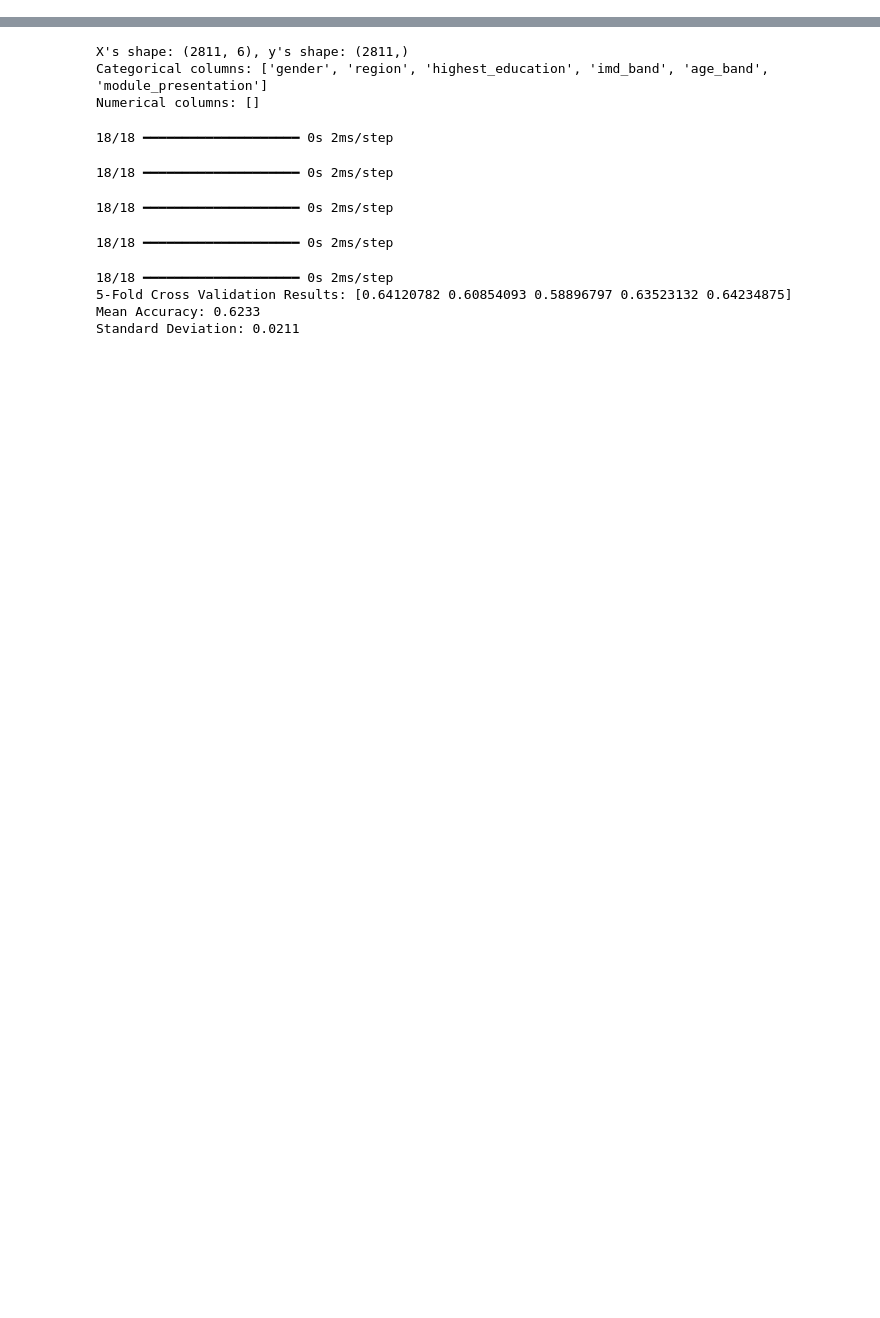
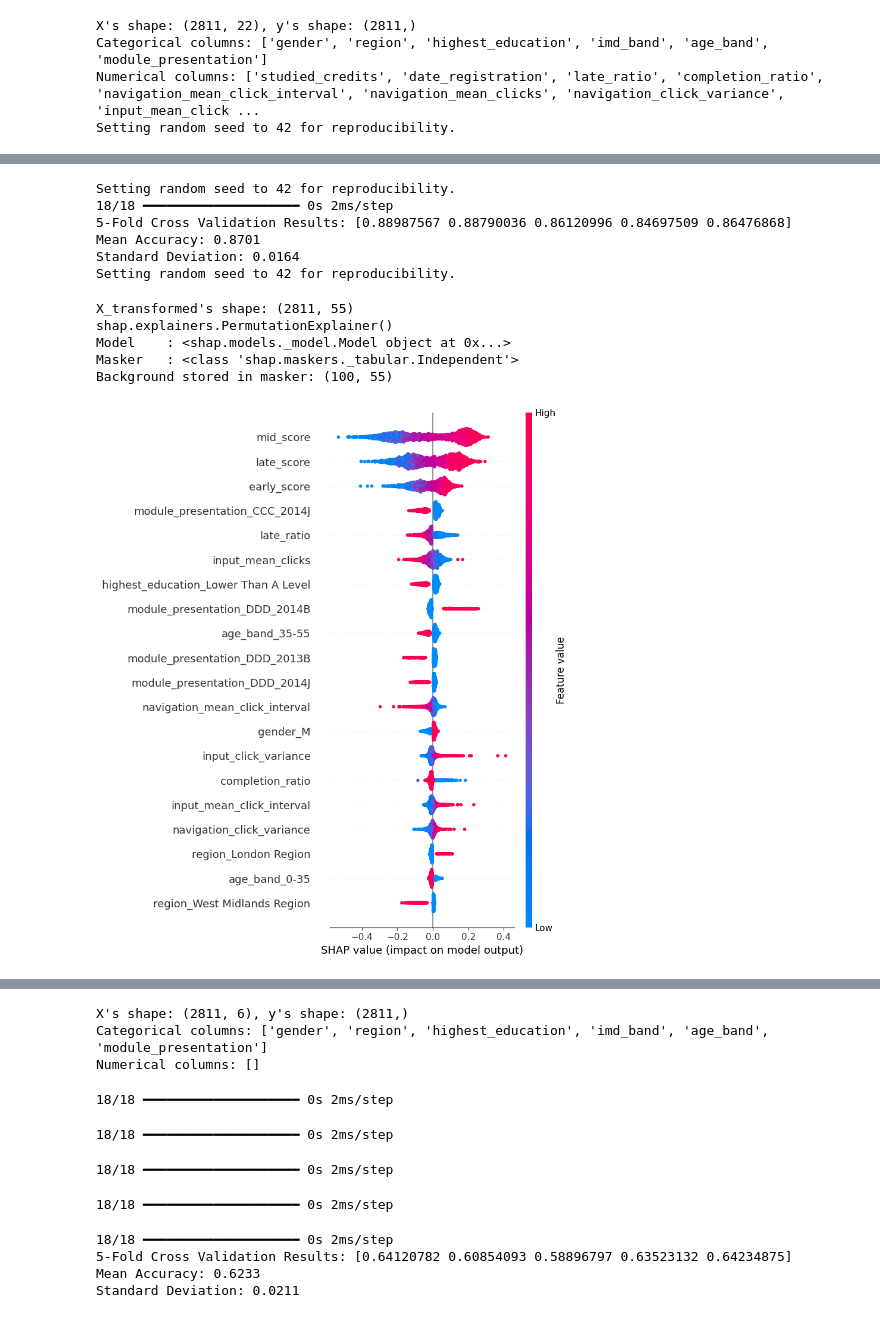
Before and after one commit to Chia-Chi-Shen/oulad, a Jupyter notebook: dl.ipynb, the cells around one changed output, grey strips where cells are left out. Cells and saved outputs as stored; diff of their text form; code cells hidden in the pictures; blank space fills up the shorter version.

```diff
--- a/dl.ipynb
+++ b/dl.ipynb
@@ -149,0 +161,7 @@ Background stored in masker: (100, 39)
+# %%
+train(df, seed=42)
+# %% [output]
+X's shape: (2811, 22), y's shape: (2811,)
+Categorical columns: ['gender', 'region', 'highest_education', 'imd_band', 'age_band', 'module_presentation']
+Numerical columns: ['studied_credits', 'date_registration', 'late_ratio', 'completion_ratio', 'navigation_mean_click_interval', 'navigation_mean_clicks', 'navigation_click_variance', 'input_mean_click ...
+Setting random seed to 42 for reproducibility.
@@ -149,0 +179,12 @@ Background stored in masker: (100, 39)
+Setting random seed to 42 for reproducibility.
+18/18 ━━━━━━━━━━━━━━━━━━━━ 0s 2ms/step
+5-Fold Cross Validation Results: [0.88987567 0.88790036 0.86120996 0.84697509 0.86476868]
+Mean Accuracy: 0.8701
+Standard Deviation: 0.0164
+Setting random seed to 42 for reproducibility.
+X_transformed's shape: (2811, 55)
+shap.explainers.PermutationExplainer()
+Model    : <shap.models._model.Model object at 0x...>
+Masker   : <class 'shap.maskers._tabular.Independent'>
+Background stored in masker: (100, 55)
+[figure, added]
```
Also changed, not shown: parts of 6 cells of this notebook, 2 other files.
